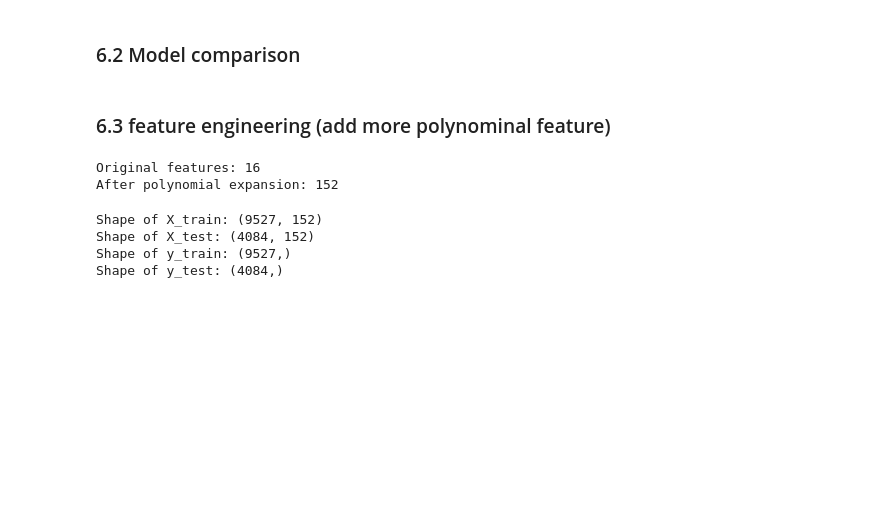
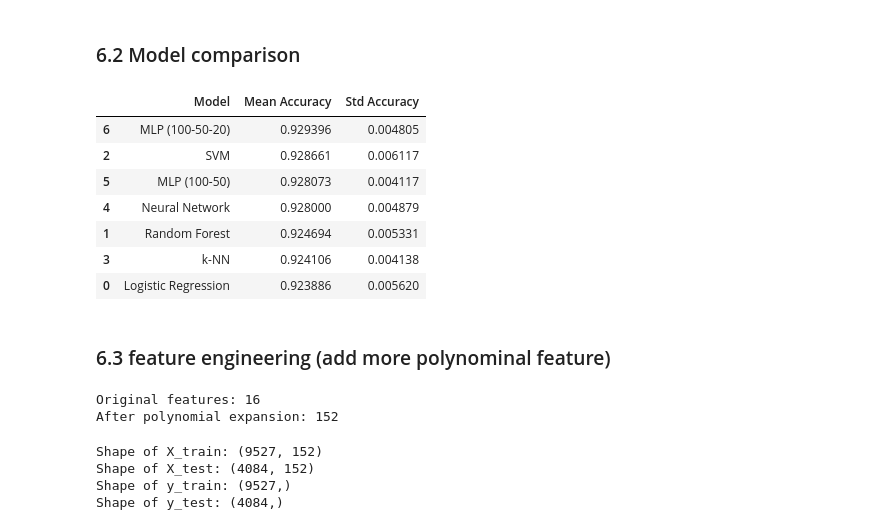
Before and after one commit to mathway18/Machine-learning-project, a Jupyter notebook: project.ipynb, the cells around one changed output. Saved outputs shown, nothing was run; the diff lists cells and outputs as text; code cells hidden in the pictures; blank space fills up the shorter version.

```diff
--- a/project.ipynb
+++ b/project.ipynb
@@ -1340,34 +1305,45 @@ from sklearn.neighbors import KNeighborsClassifier
 from sklearn.neural_network import MLPClassifier
 
 # Models to compare
 models = {
     'Logistic Regression': LogisticRegression(max_iter=1000, random_state=42),
     'Random Forest': RandomForestClassifier(random_state=42),
     'SVM': SVC(random_state=42),
     'k-NN': KNeighborsClassifier(),
-    'Neural Network': MLPClassifier(random_state=42, max_iter=1000)
+    'Neural Network': MLPClassifier(random_state=42, max_iter=1000, early_stopping=True),
+    'MLP (100-50)': MLPClassifier(hidden_layer_sizes=(100,50), random_state=42, max_iter=1000),
+    'MLP (100-50-20)': MLPClassifier(hidden_layer_sizes=(100,50,20), random_state=42, max_iter=1000)
 }
 
 # Stratified 5-fold cross-validation
 cv = StratifiedKFold(n_splits=5, shuffle=True, random_state=42)
 
 results = {}
 for name, model in models.items():
     scores = cross_val_score(model, X, y, cv=cv, scoring='accuracy', n_jobs=-1)
     results[name] = {
         'mean_accuracy': np.mean(scores),
         'std_accuracy': np.std(scores),
         'all_scores': scores
     }
 
 # Create comparison dataframe
 comparison_df = pd.DataFrame({
     'Model': results.keys(),
     'Mean Accuracy': [x['mean_accuracy'] for x in results.values()],
     'Std Accuracy': [x['std_accuracy'] for x in results.values()]
 }).sort_values('Mean Accuracy', ascending=False)
 
 comparison_df
+# %% [output]
+|  | Model | Mean Accuracy | Std Accuracy |
+| 6 | MLP (100-50-20) | 0.929396 | 0.004805 |
+| 2 | SVM | 0.928661 | 0.006117 |
+| 5 | MLP (100-50) | 0.928073 | 0.004117 |
+| 4 | Neural Network | 0.928000 | 0.004879 |
+| 1 | Random Forest | 0.924694 | 0.005331 |
+| 3 | k-NN | 0.924106 | 0.004138 |
+| 0 | Logistic Regression | 0.923886 | 0.005620 |
 # %% [markdown]
 ### 6.3 feature engineering (add more polynominal feature)
 # %%
```
Also changed, not shown: parts of 15 cells of this notebook.
